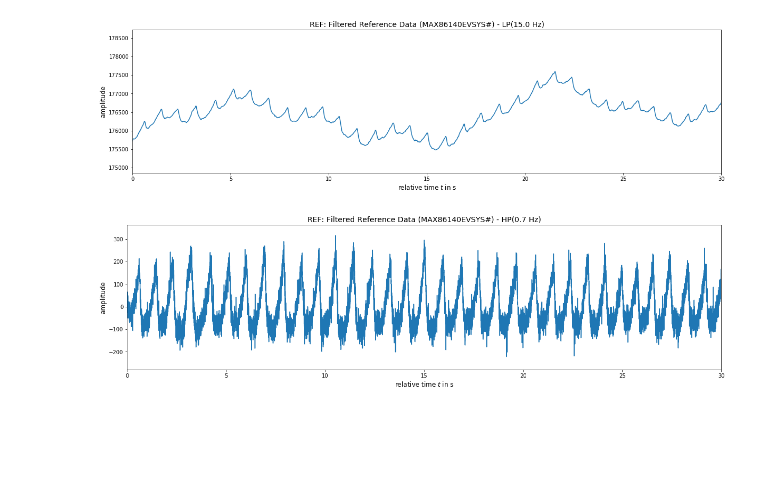
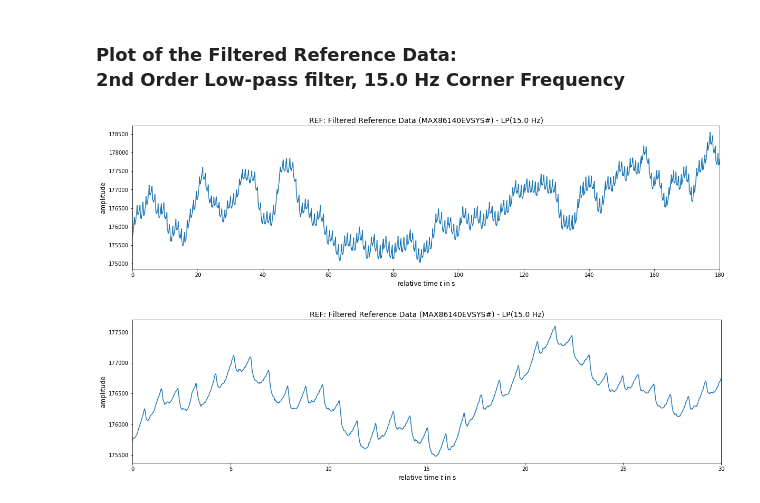
Before and after one commit to fwolling/PPGraw, a Jupyter notebook: python/show_ref.ipynb, the cells around one changed output. Cells and saved outputs as stored; diff of their text form; code cells hidden in the pictures; blank space fills up the shorter version.

```diff
--- a/python/show_ref.ipynb
+++ b/python/show_ref.ipynb
@@ -30,13 +30,12 @@ warnings.filterwarnings('ignore')
 file = "ref_sample.p"
 data = pickle.load(open(str(file), "rb"), encoding="latin1")
 # %%
-# Plot the raw, unfiltered reference data.
-width, height = (20, 5)
-fig=plt.figure(figsize=(width, height))
-ax=plt.axes()
-ax.set_title("REF: The Raw, Unfiltered Reference Data (MAX86140EVSYS#)", fontsize=14)
-ax.set_xlabel("relative time $t$ in s", fontsize=12)
-ax.set_ylabel("amplitude", fontsize=12)
-ax.set_xlim((0.0, 180.0))
-ax.plot(data["time"], data["signal"])
-plt.show()
+# Plot function for the PPG signal time series.
+def plot_signal(time, signal, width=20.0, height=5.0, title=None, xlabel=None, ylabel=None):
+    fig=plt.figure(figsize=(width, height))
+    ax=plt.axes()
+    ax.set_title(title, fontsize=14)
+    ax.set_xlabel(xlabel, fontsize=12)
+    ax.set_ylabel(ylabel, fontsize=12)
+    ax.set_xlim((min(time), max(time)))
+    ax.plot(time, signal)
@@ -64,39 +78,25 @@ def bandpass(data, fs, order, fc_low, fc_hig):
     bp_b, bp_a = sig.butter(order, (cut_low, cut_hig), btype='bandpass')  # Design and apply the band-pass filter.
     bp_data = list(sig.filtfilt(bp_b, bp_a, data))  # Apply forward-backward filter with linear phase.
     return bp_data
+# %% [markdown]
+### Plot of the Filtered Reference Data:<br>2nd Order Low-pass filter, 15.0 Hz Corner Frequency
 # %%
-# Plot the reference data filtered: 2nd order low-pass filter, 15.0 Hz corner frequency
 lp_fc = 15.0  # The filter's corner frequency.
 lp_order = 2  # The filter's order.
 
-data_lp = lowpass(data["signal"], fs=data["fs"], order=lp_order, fc=lp_fc)
+signal_lp = lowpass(data["signal"], fs=data["fs"], order=lp_order, fc=lp_fc)
 
-width, height = (20, 5)
-fig=plt.figure(figsize=(width, height))
-ax=plt.axes()
-ax.set_title("REF: Filtered Reference Data (MAX86140EVSYS#) - LP(" + str(round(lp_fc, 1)) + " Hz)", fontsize=14)
-ax.set_xlabel("relative time $t$ in s", fontsize=12)
-ax.set_ylabel("amplitude", fontsize=12)
-ax.set_xlim((0.0, 30.0))
-ax.plot(data["time"], data_lp)
+# Plot full time series.
+plot_signal(data["time"], signal_lp,
+            title="REF: Filtered Reference Data (MAX86140EVSYS#) - LP(" + str(round(lp_fc, 1)) + " Hz)",
+            xlabel="relative time $t$ in s", ylabel="amplitude")
+# Plot excerpt from time series.
+bgn = int(round( 0.0  * data["fs"]))  # Index of the excerpt's begin.
+end = int(round( 30.0 * data["fs"]))  # Index of the excerpt's end.
+plot_signal(data["time"][bgn:end], signal_lp[bgn:end],
+            title="REF: Filtered Reference Data (MAX86140EVSYS#) - LP(" + str(round(lp_fc, 1)) + " Hz)",
+            xlabel="relative time $t$ in s", ylabel="amplitude")
 plt.show()
 # %% [output]
-[figure, old version]
+[figure, new version]
+[figure, added]
-# %%
-# Plot the reference data filtered: 2nd order high-pass filter, 0.167 Hz corner frequency
-hp_fc = 0.666667  # The filter's corner frequency.
-hp_order = 2  # The filter's order.
-
-data_lp = highpass(data["signal"], fs=data["fs"], order=hp_order, fc=hp_fc)
-
-width, height = (20, 5)
-fig=plt.figure(figsize=(width, height))
-ax=plt.axes()
-ax.set_title("REF: Filtered Reference Data (MAX86140EVSYS#) - HP(" + str(round(hp_fc, 1)) + " Hz)", fontsize=14)
-ax.set_xlabel("relative time $t$ in s", fontsize=12)
-ax.set_ylabel("amplitude", fontsize=12)
-ax.set_xlim((0.0, 30.0))
-ax.plot(data["time"], data_lp)
-plt.show()
-# %% [output]
-[figure, removed]
```
Also changed, not shown: parts of 8 cells of this notebook.
